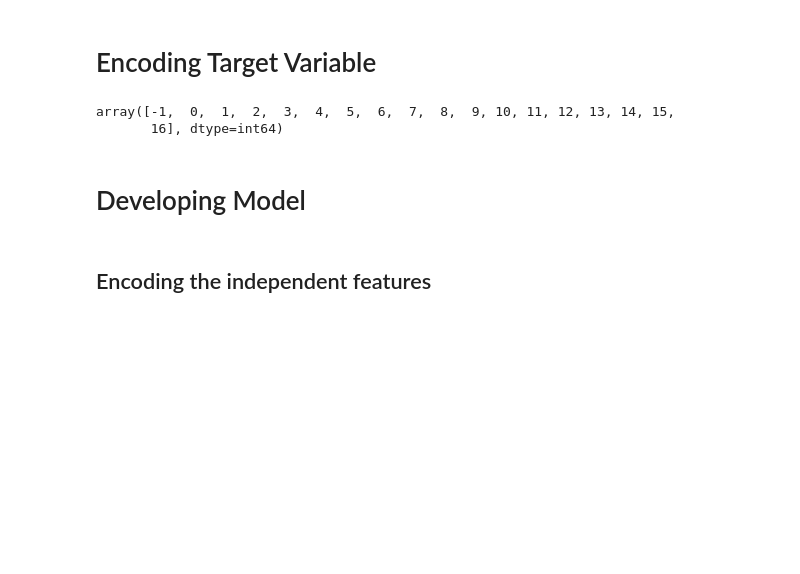
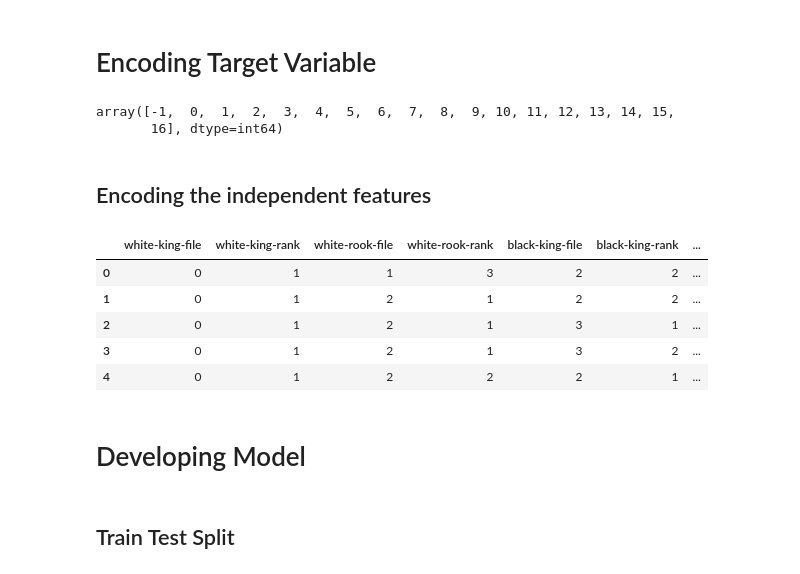
Before and after one commit to NotAryanRamani/supervised-machine-learning, a Jupyter notebook: classification/king-rook-vs-rook/king-rook-vs-king.ipynb, the cells around one changed output. Cells and saved outputs as stored; diff of their text form; code cells hidden in the pictures; blank space fills up the shorter version.

```diff
--- a/classification/king-rook-vs-rook/king-rook-vs-king.ipynb
+++ b/classification/king-rook-vs-rook/king-rook-vs-king.ipynb
@@ -183,10 +183,28 @@ df['depth-of-win'].unique()
 # %% [output]
 array([-1,  0,  1,  2,  3,  4,  5,  6,  7,  8,  9, 10, 11, 12, 13, 14, 15,
        16], dtype=int64)
+# %% [markdown]
+## Encoding the independent features
+# %%
+from sklearn.preprocessing import LabelEncoder
+le = LabelEncoder()
+# %%
+categorical_variables = ['white-king-file', 'white-rook-file', 'black-king-file']
+for col in categorical_variables:
+    df[col] = le.fit_transform(df[col])
+# %%
+df.head()
+# %% [output]
+|  | white-king-file | white-king-rank | white-rook-file | white-rook-rank | black-king-file | black-king-rank | ... |
+| 0 | 0 | 1 | 1 | 3 | 2 | 2 | ... |
+| 1 | 0 | 1 | 2 | 1 | 2 | 2 | ... |
+| 2 | 0 | 1 | 2 | 1 | 3 | 1 | ... |
+| 3 | 0 | 1 | 2 | 1 | 3 | 2 | ... |
+| 4 | 0 | 1 | 2 | 2 | 2 | 1 | ... |
 # %% [markdown]
 # Developing Model
 # %%
 X = df.drop('depth-of-win', axis=1)
 y = df['depth-of-win']
-# %% [markdown]
-## Encoding the independent features
+# %% [markdown]
+## Train Test Split
```
Also changed, not shown: parts of 24 cells of this notebook.
